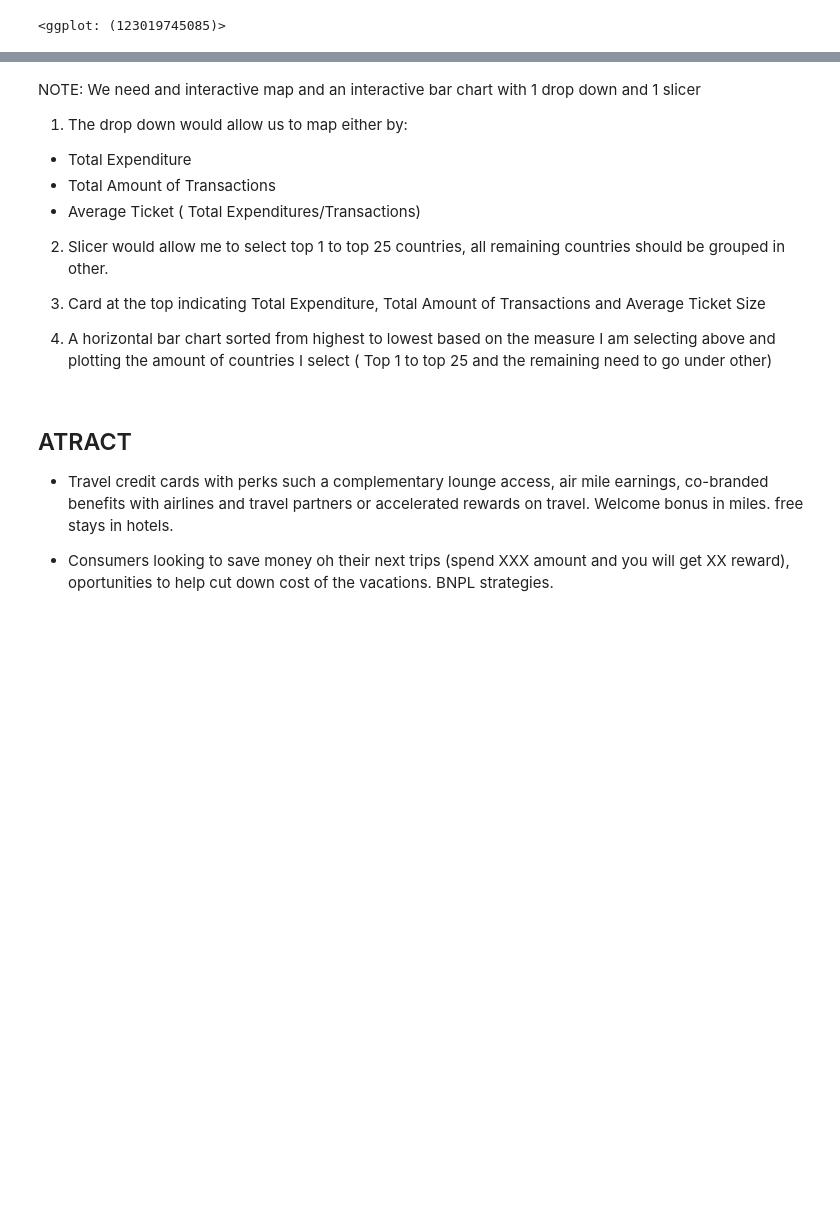
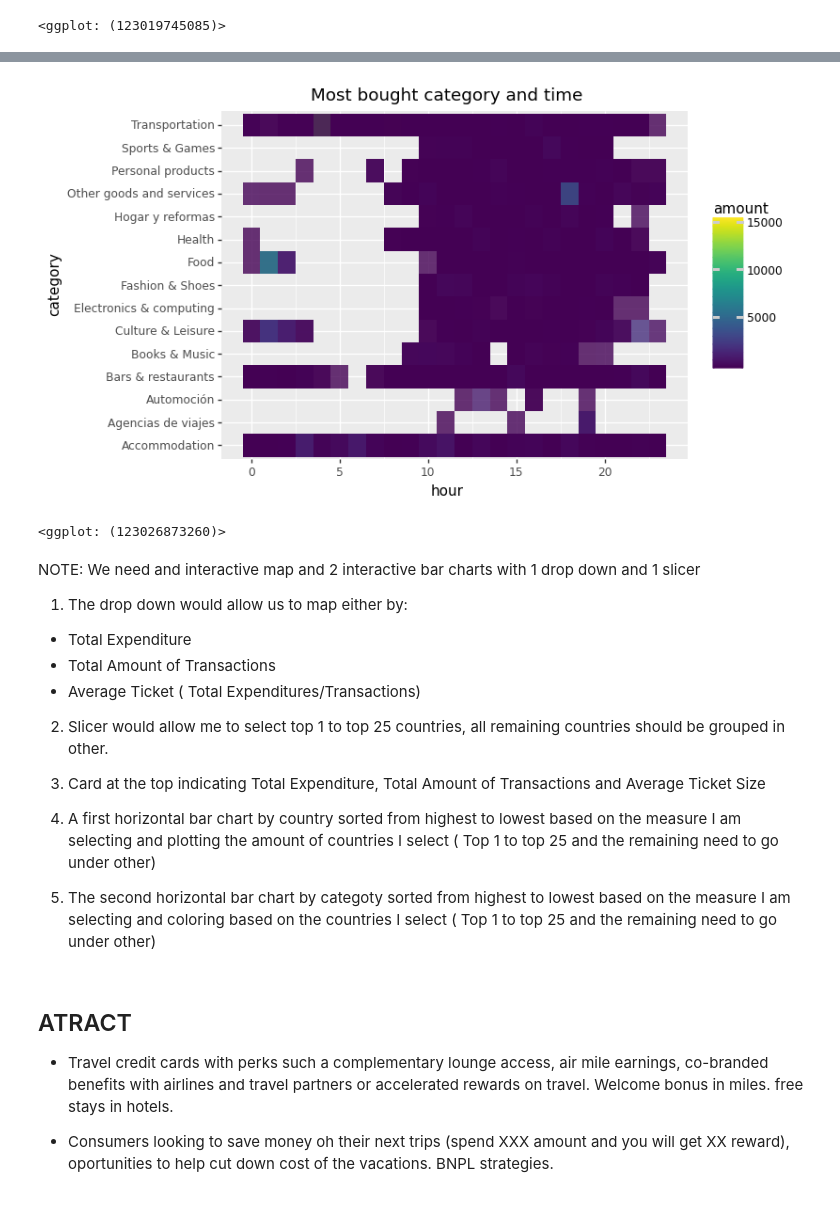
Before and after one commit to callysthenes/citibank_business_case_visual, a Jupyter notebook: EDA_Diana.ipynb, the cells around one changed output, grey strips where cells are left out. Drawn from its saved outputs; the diff is of its cells as text; code cells hidden in the pictures; blank space fills up the shorter version.

```diff
--- a/EDA_Diana.ipynb
+++ b/EDA_Diana.ipynb
@@ -271,5 +271,12 @@ ggplot(df, aes(x = 'reorder(category, amount, fun=sum)', y = 'amount', fill='cus
+# %%
+ggplot(df, aes('hour', 'category', fill = 'amount'))\
+     + geom_tile(alpha=0.8)\
+     + ggtitle("Most bought category and time")
+# %% [output]
+[figure, added]
+<ggplot: (123026873260)>
 # %% [markdown]
-NOTE: We need and interactive map and an interactive bar chart with 1 drop down and 1 slicer
+NOTE: We need and interactive map and 2 interactive bar charts with 1 drop down and 1 slicer
 
 1. The drop down would allow us to map either by:
 
@@ -281,7 +288,9 @@ NOTE: We need and interactive map and an interactive bar chart with 1 drop down
 
  3. Card at the top indicating Total Expenditure, Total Amount of Transactions and Average Ticket Size
 
- 4. A horizontal bar chart sorted from highest to lowest based on the measure I am selecting above and plotting the amount of countries I select ( Top 1 to top 25 and the remaining need to go under other)
+ 4. A first horizontal bar chart by country sorted from highest to lowest based on the measure I am selecting and plotting the amount of countries I select ( Top 1 to top 25 and the remaining need to go under other)
+
+ 5. The second horizontal bar chart by categoty sorted from highest to lowest based on the measure I am selecting and coloring based on the countries I select ( Top 1 to top 25 and the remaining need to go under other)
 # %% [markdown]
 ## ATRACT
 - Travel credit cards with perks such a complementary lounge access, air mile earnings, co-branded benefits with airlines and travel partners or accelerated rewards on travel. Welcome bonus in miles. free stays in hotels.
```
Also changed, not shown: parts of 2 cells of this notebook.
